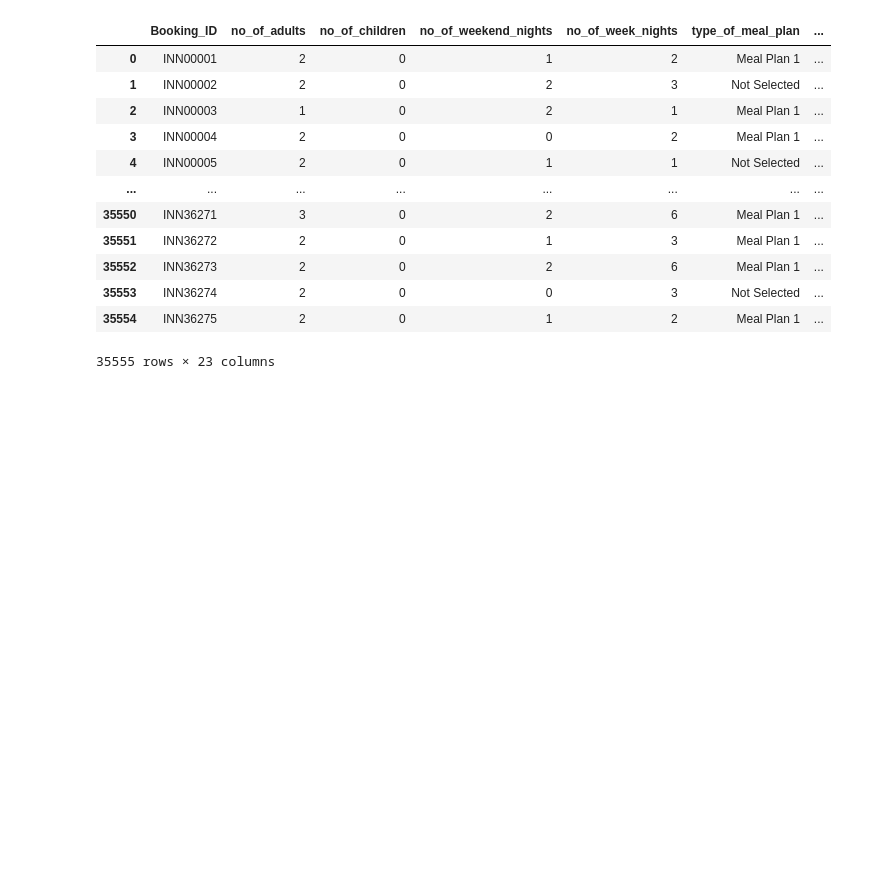
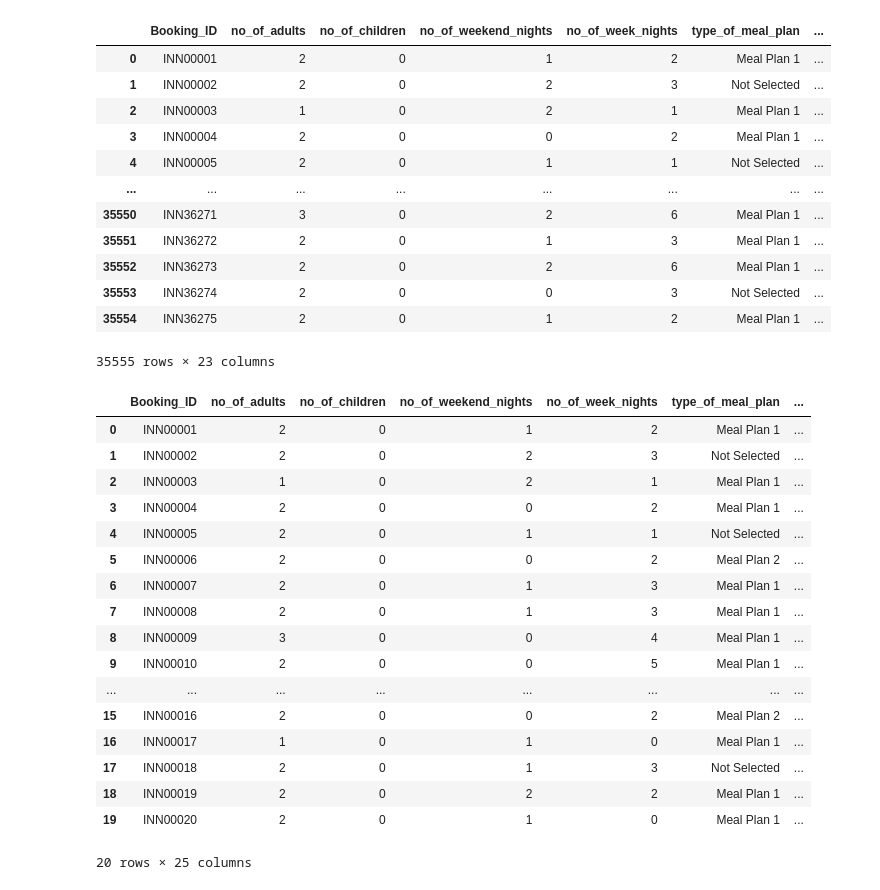
Before and after one commit to jebin24it-boop/Infotact_Travel_Hospitality_Analytics, a Jupyter notebook: notebooks/DataCleaning_Day7.ipynb, the cells around one changed output. Cells and saved outputs as stored; diff of their text form; code cells hidden in the pictures; blank space fills up the shorter version.

Commit message:
Data-Cleaning: Added a feature called revenue per night and converted the market segment into labels

```diff
--- a/notebooks/DataCleaning_Day7.ipynb
+++ b/notebooks/DataCleaning_Day7.ipynb
@@ -65,3 +65,29 @@ df = df[df['no_of_adults'] > 0].reset_index(drop=True)
 | 35553 | INN36274 | 2 | 0 | 0 | 3 | Not Selected | ... |
 | 35554 | INN36275 | 2 | 0 | 1 | 2 | Meal Plan 1 | ... |
 35555 rows × 23 columns
+# %%
+df['revenue_per_night'] = df['avg_price_per_room'] / df['total_nights'].replace(0, np.nan)
+# %%
+df['booking_segment'] = pd.cut(df['lead_time'], bins=[-1,7,30,90,500],
+                                 labels=['Last-Minute','Short-Term','Medium-Term','Long-Term'])
+# %%
+df.head(20)
+# %% [output]
+|  | Booking_ID | no_of_adults | no_of_children | no_of_weekend_nights | no_of_week_nights | type_of_meal_plan | ... |
+| 0 | INN00001 | 2 | 0 | 1 | 2 | Meal Plan 1 | ... |
+| 1 | INN00002 | 2 | 0 | 2 | 3 | Not Selected | ... |
+| 2 | INN00003 | 1 | 0 | 2 | 1 | Meal Plan 1 | ... |
+| 3 | INN00004 | 2 | 0 | 0 | 2 | Meal Plan 1 | ... |
+| 4 | INN00005 | 2 | 0 | 1 | 1 | Not Selected | ... |
+| 5 | INN00006 | 2 | 0 | 0 | 2 | Meal Plan 2 | ... |
+| 6 | INN00007 | 2 | 0 | 1 | 3 | Meal Plan 1 | ... |
+| 7 | INN00008 | 2 | 0 | 1 | 3 | Meal Plan 1 | ... |
+| 8 | INN00009 | 3 | 0 | 0 | 4 | Meal Plan 1 | ... |
+| 9 | INN00010 | 2 | 0 | 0 | 5 | Meal Plan 1 | ... |
+| ... | ... | ... | ... | ... | ... | ... | ... |
+| 15 | INN00016 | 2 | 0 | 0 | 2 | Meal Plan 2 | ... |
+| 16 | INN00017 | 1 | 0 | 1 | 0 | Meal Plan 1 | ... |
+| 17 | INN00018 | 2 | 0 | 1 | 3 | Not Selected | ... |
+| 18 | INN00019 | 2 | 0 | 2 | 2 | Meal Plan 1 | ... |
+| 19 | INN00020 | 2 | 0 | 1 | 0 | Meal Plan 1 | ... |
+20 rows × 25 columns
```
